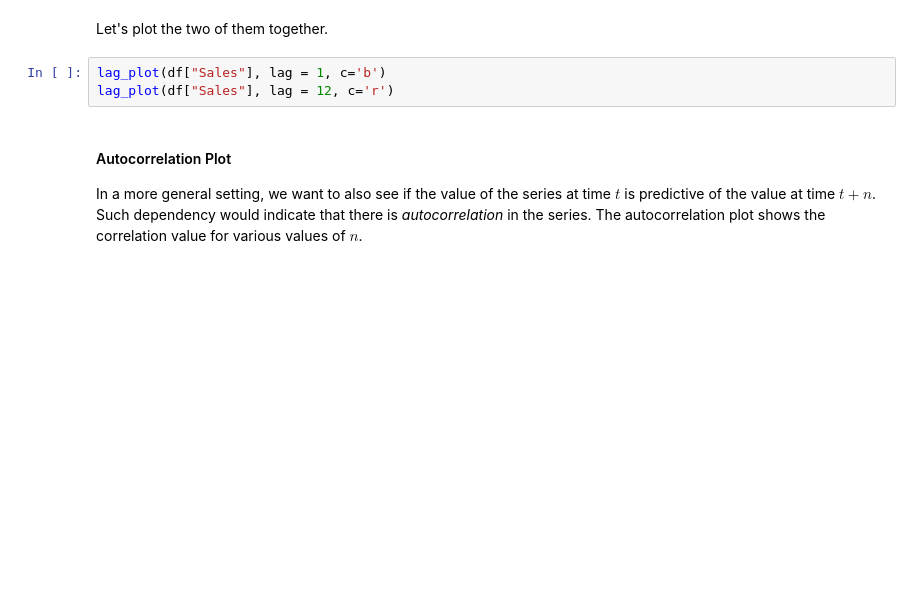
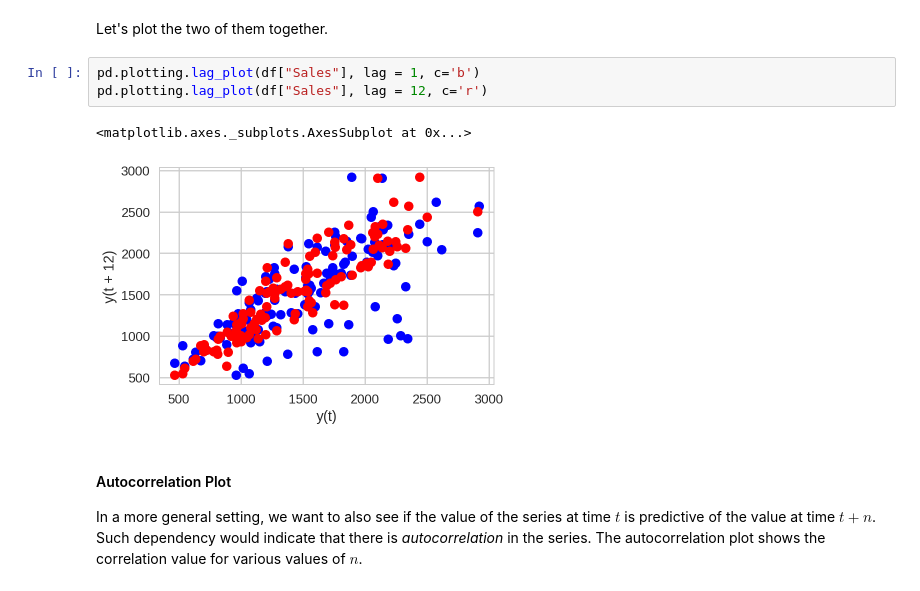
Before and after one commit to ipeirotis/dealing_with_data, a Jupyter notebook: 05-Time_Series/A-Introduction_to_Time_Series_using_Pandas.ipynb, the cells around one changed output. Drawn from its saved outputs; the diff is of its cells as text; blank space fills up the shorter version.

```diff
--- a/05-Time_Series/A-Introduction_to_Time_Series_using_Pandas.ipynb
+++ b/05-Time_Series/A-Introduction_to_Time_Series_using_Pandas.ipynb
@@ -103,8 +157,11 @@ df["Sales"].autocorr(lag=12)
 # %% [markdown]
 Let's plot the two of them together.
 # %%
-lag_plot(df["Sales"], lag = 1, c='b')
-lag_plot(df["Sales"], lag = 12, c='r')
+pd.plotting.lag_plot(df["Sales"], lag = 1, c='b')
+pd.plotting.lag_plot(df["Sales"], lag = 12, c='r')
+# %% [output]
+<matplotlib.axes._subplots.AxesSubplot at 0x...>
+[figure, added]
 # %% [markdown]
 #### Autocorrelation Plot
 
```
Also changed, not shown: parts of 23 cells of this notebook.
